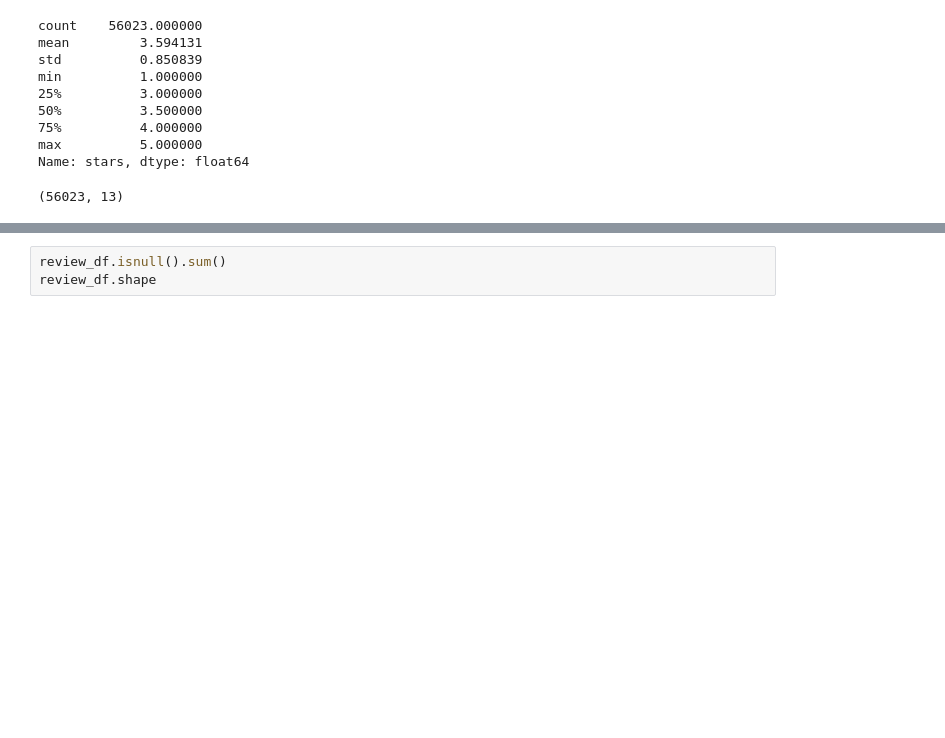
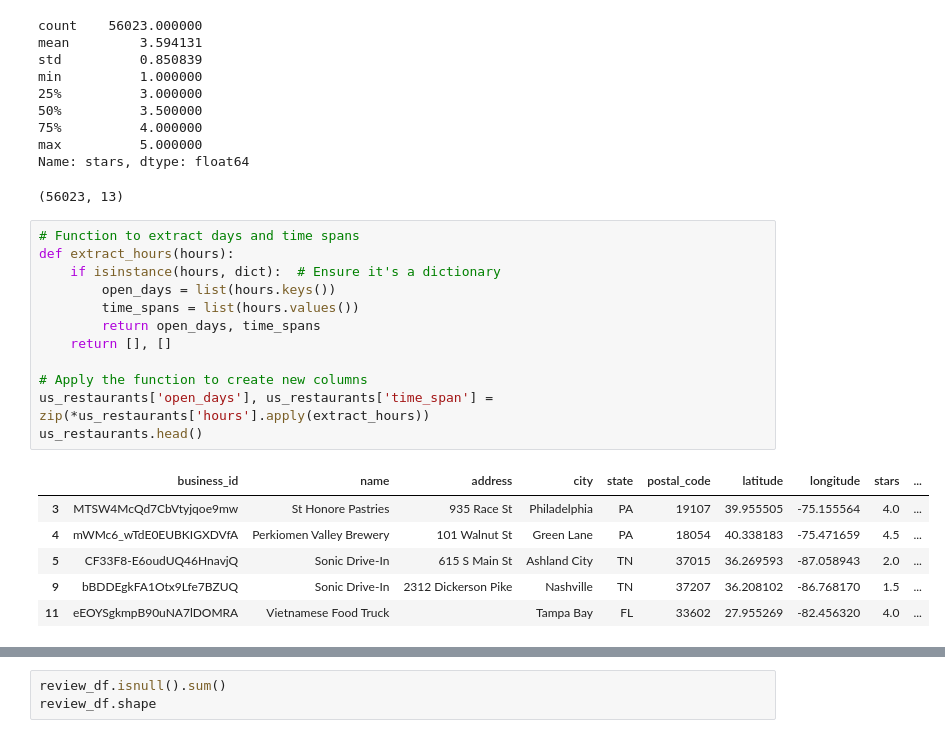
Before and after one commit to HongyuMu/Restaurant-Recommendation-Engine, a Jupyter notebook: Data Related/Yelp_Data.ipynb, the cells around one changed output, grey strips where cells are left out. Saved outputs shown, nothing was run; the diff lists cells and outputs as text; blank space fills up the shorter version.

Commit message:
investigation on hours and attributes
created labels describing restaurants' parking availability and found the 5 most frequent attributes, also split "hours" into days and hours

```diff
--- a/Data Related/Yelp_Data.ipynb
+++ b/Data Related/Yelp_Data.ipynb
@@ -136,3 +138,22 @@ min          1.000000
 max          5.000000
 Name: stars, dtype: float64
 (56023, 13)
+# %%
+# Function to extract days and time spans
+def extract_hours(hours):
+    if isinstance(hours, dict):  # Ensure it's a dictionary
+        open_days = list(hours.keys())
+        time_spans = list(hours.values())
+        return open_days, time_spans
+    return [], []
+
+# Apply the function to create new columns
+us_restaurants['open_days'], us_restaurants['time_span'] = zip(*us_restaurants['hours'].apply(extract_hours))
+us_restaurants.head()
+# %% [output]
+|  | business_id | name | address | city | state | postal_code | latitude | longitude | stars | ... |
+| 3 | MTSW4McQd7CbVtyjqoe9mw | St Honore Pastries | 935 Race St | Philadelphia | PA | 19107 | 39.955505 | -75.155564 | 4.0 | ... |
+| 4 | mWMc6_wTdE0EUBKIGXDVfA | Perkiomen Valley Brewery | 101 Walnut St | Green Lane | PA | 18054 | 40.338183 | -75.471659 | 4.5 | ... |
+| 5 | CF33F8-E6oudUQ46HnavjQ | Sonic Drive-In | 615 S Main St | Ashland City | TN | 37015 | 36.269593 | -87.058943 | 2.0 | ... |
+| 9 | bBDDEgkFA1Otx9Lfe7BZUQ | Sonic Drive-In | 2312 Dickerson Pike | Nashville | TN | 37207 | 36.208102 | -86.768170 | 1.5 | ... |
+| 11 | eEOYSgkmpB90uNA7lDOMRA | Vietnamese Food Truck |  | Tampa Bay | FL | 33602 | 27.955269 | -82.456320 | 4.0 | ... |
```
Also changed, not shown: parts of 8 cells of this notebook.
